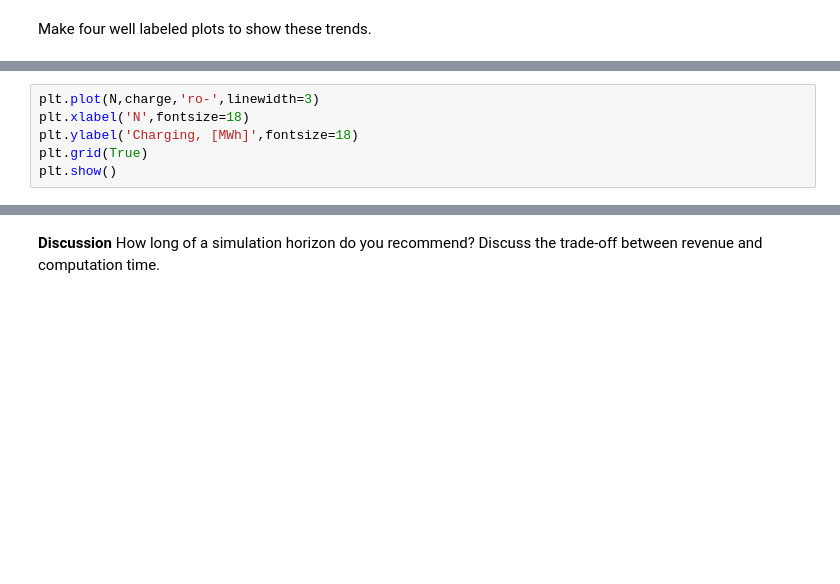
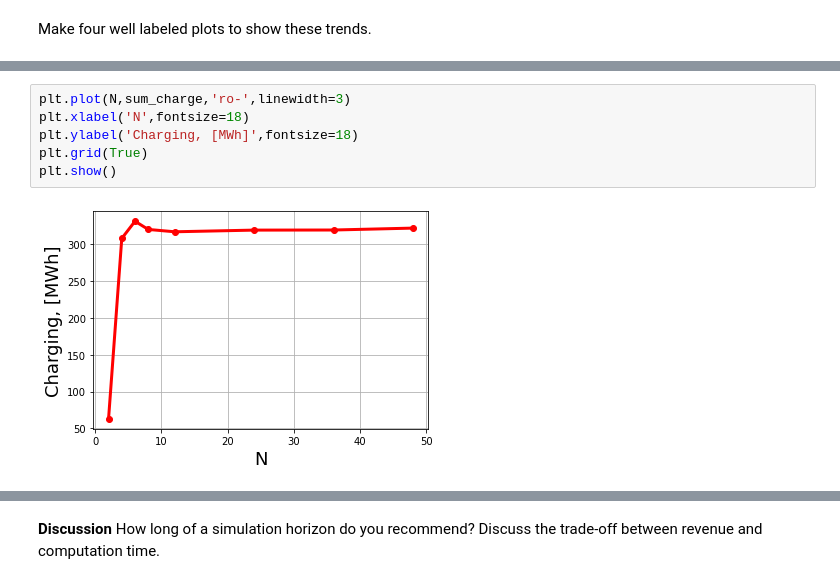
Before and after one commit to kylajones/nl_stochastic_opt, a Jupyter notebook: Pyomo-Mini-Project.ipynb, the cells around one changed output, grey strips where cells are left out. Drawn from its saved outputs; the diff is of its cells as text; blank space fills up the shorter version.

```diff
--- a/Pyomo-Mini-Project.ipynb
+++ b/Pyomo-Mini-Project.ipynb
@@ -687,7 +709,9 @@ ValueError: x and y must have same first dimension, but have shapes (8,) and (0,
 # %%
-plt.plot(N,charge,'ro-',linewidth=3)
+plt.plot(N,sum_charge,'ro-',linewidth=3)
 plt.xlabel('N',fontsize=18)
 plt.ylabel('Charging, [MWh]',fontsize=18)
 plt.grid(True)
 plt.show()
+# %% [output]
+[figure, added]
 # %%
```
Also changed, not shown: parts of 12 cells of this notebook.
